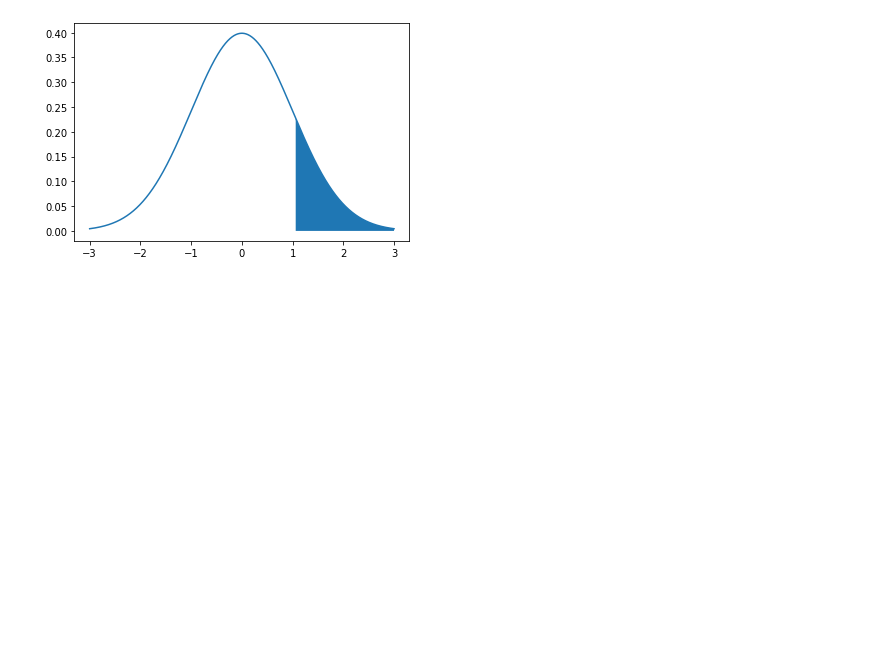
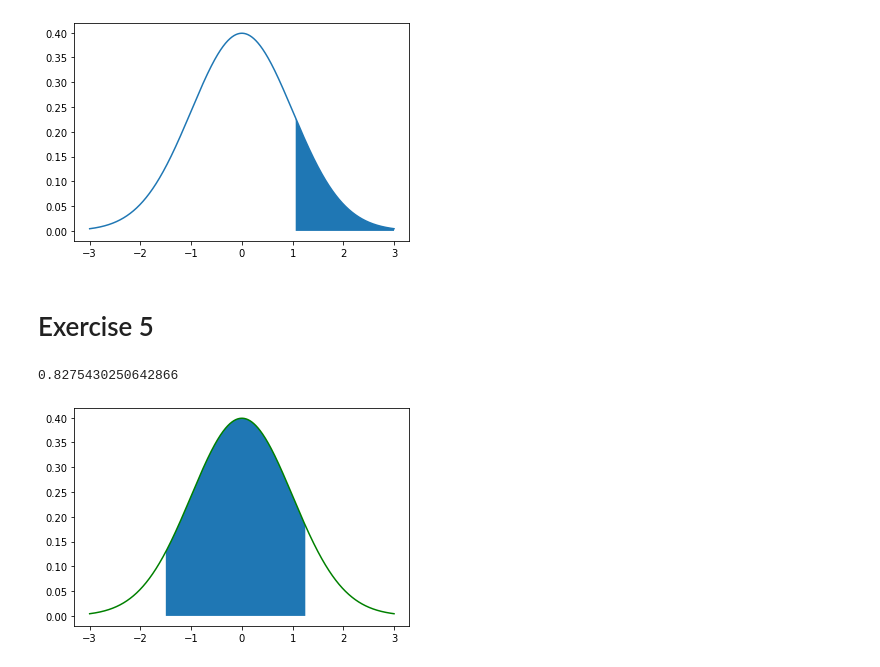
Before and after one commit to FerdianFy13/Fundamental_Inference_Statistics, a Jupyter notebook: Normall_Standard_Distribution.ipynb, the cells around one changed output. Cells and saved outputs as stored; diff of their text form; code cells hidden in the pictures; blank space fills up the shorter version.

Commit message:
Finding Area Under the Standard Normal Curve Between

```diff
--- a/Normall_Standard_Distribution.ipynb
+++ b/Normall_Standard_Distribution.ipynb
@@ -102,3 +102,30 @@ x = np.arange(-3, 3, 0.001)
 draw_z_score(x, x>z_score)
 # %% [output]
 [figure]
+# %% [markdown]
+# Exercise 5
+# %%
+from scipy import stats
+
+z_1 = -1.5
+z_2 =  1.25
+p = stats.norm.cdf(z_2) - stats.norm.cdf(z_1)
+print(p)
+# %% [output]
+0.8275430250642866
+# %%
+from scipy import stats
+import numpy as np
+import matplotlib.pyplot as plt
+
+def draw_z_score(x, cond, mu=0, sigma=1):
+    y = stats.norm.pdf(x, mu, sigma)
+    z = x[cond]
+    plt.plot(x, y, "g")
+    plt.fill_between(z, 0, stats.norm.pdf(z, mu, sigma))
+    plt.show()
+
+x = np.arange(-3, 3, 0.001)
+draw_z_score(x, (z_1<x) & (x<z_2))
+# %% [output]
+[figure, added]
```
